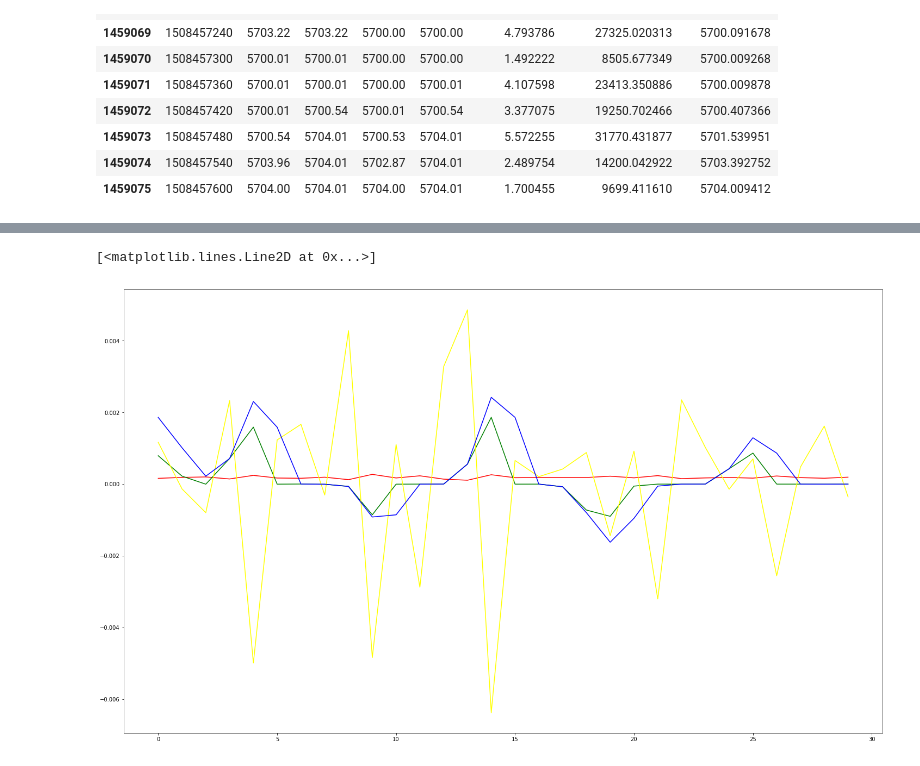
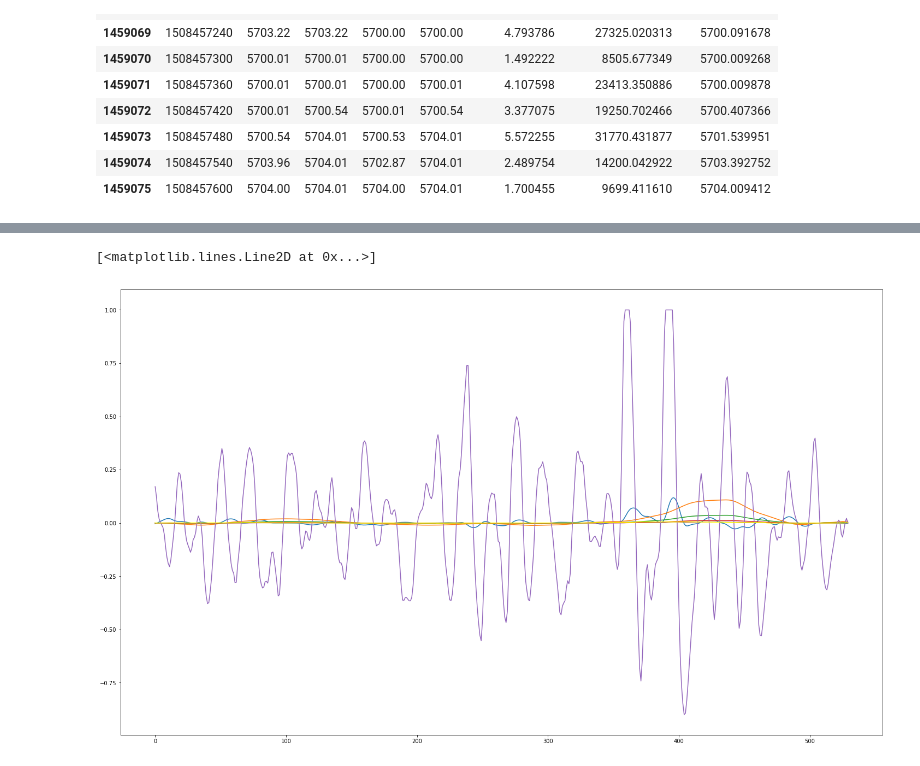
Before and after one commit to dnhkng/DeepSHIT, a Jupyter notebook: DeepSHIT.ipynb, the cells around one changed output, grey strips where cells are left out. Saved outputs shown, nothing was run; the diff lists cells and outputs as text; code cells hidden in the pictures.

```diff
--- a/DeepSHIT.ipynb
+++ b/DeepSHIT.ipynb
@@ -119,6 +175,6 @@ plt.show()
 # %%
-input_data = dataset[['Weighted_Price_PCT','Volume_(BTC)_PCT']].iloc[-500000:]
-target_data = dataset['Weighted_Price_PCT_hour'].iloc[-500000:]
+input_data = dataset[['Weighted_Price_rolling_10', 'Weighted_Price_rolling_30', 'Weighted_Price_rolling_90', 'Weighted_Price_rolling_270', 'Volume_(BTC)_rolling_10']].iloc[-1000000:] # about 2 years of data
+target_data = dataset['Weighted_Price_PCT_100'].iloc[-1000000:]
 
 # split data into test and validation data
 prediction_mins = 18000 # 5 days
@@ -129,8 +185,8 @@ training_target = target_data[:len(target_data)-prediction_mins]
 validation_target = target_data[len(target_data)-prediction_mins:]
 # %%
 
-X_train = training_input[0:len(training_input)-5]
-Y_train = training_target[5:len(training_target)]
+X_train = training_input[0:-20]
+Y_train = training_target[20:]
 
 X_train = np.expand_dims(X_train, axis=1)
 # %%
@@ -189,0 +233,4 @@ Epoch 8/10
+# %%
+
+# Fitting the RNN to the Training set
+regressor.fit(X_train, Y_train, batch_size = 512, epochs = 100, validation_split=0.2, callbacks=[checkpoint])
@@ -190,6 +268,13 @@ Epoch 8/10
 # %%
 # Making the predictions
-test_set = validation_input[0:len(test_set)-2]
-test_set = np.expand_dims(test_set, axis=1)
+
+X_test = validation_input[0:-20]
+Y_test = validation_target[20:]
+
+X_test = np.expand_dims(X_test, axis=1)
+
+
+#test_set = validation_input[0:len(validation_input)-60]
+#test_set = np.expand_dims(test_set, axis=1)
 #inputs = np.reshape(test_set, (len(test_set), 1, 1))
-predicted_BTC_price = regressor.predict(test_set)
+predicted_BTC_price = regressor.predict(X_test)
@@ -200,11 +289,11 @@ test_set.shape
 # %%
 plt.figure(figsize=(25,15))
-plt.plot(predicted_BTC_price[270:300], color = 'red')
-plt.plot(test_set[270:300,0,0], color = 'green')
-plt.plot(test_set[270:300,0,1]/50, color = 'yellow')
-plt.plot(validation_target.values[270:300], color = 'blue')
+plt.plot(predicted_BTC_price[270:800], color = 'purple')
+plt.plot(X_test[270:800,0,:])
+plt.plot(Y_test.values[270:800], color = 'yellow')
+#plt.ylim(0,0.05)
 # %% [output]
 [<matplotlib.lines.Line2D at 0x...>]
-[figure, old version]
+[figure, new version]
 # %%
 plt.figure(figsize=(25,15))
```
Also changed, not shown: parts of 27 cells of this notebook, 1 other file.
